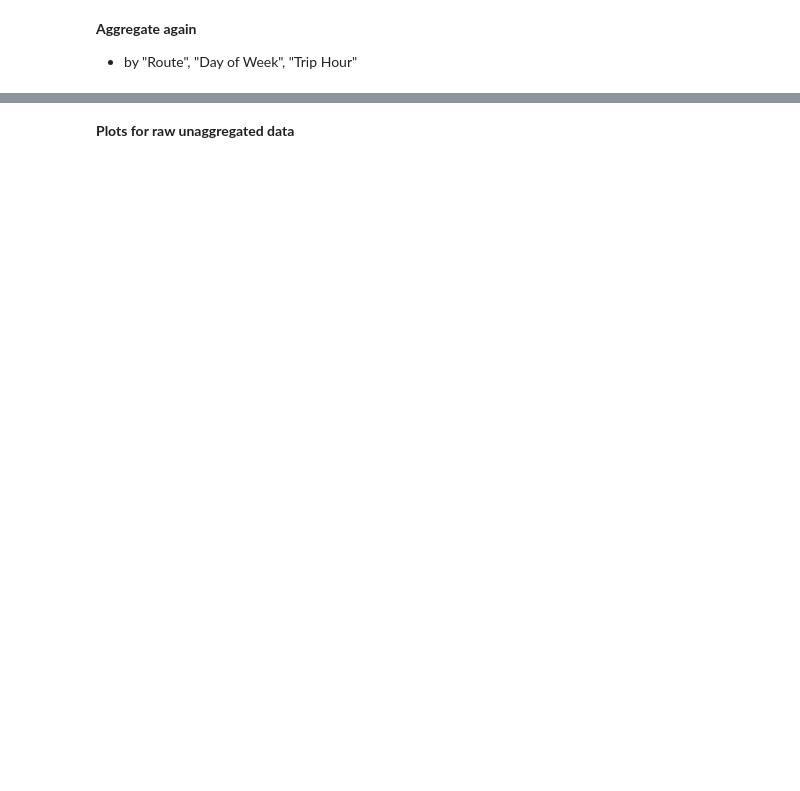
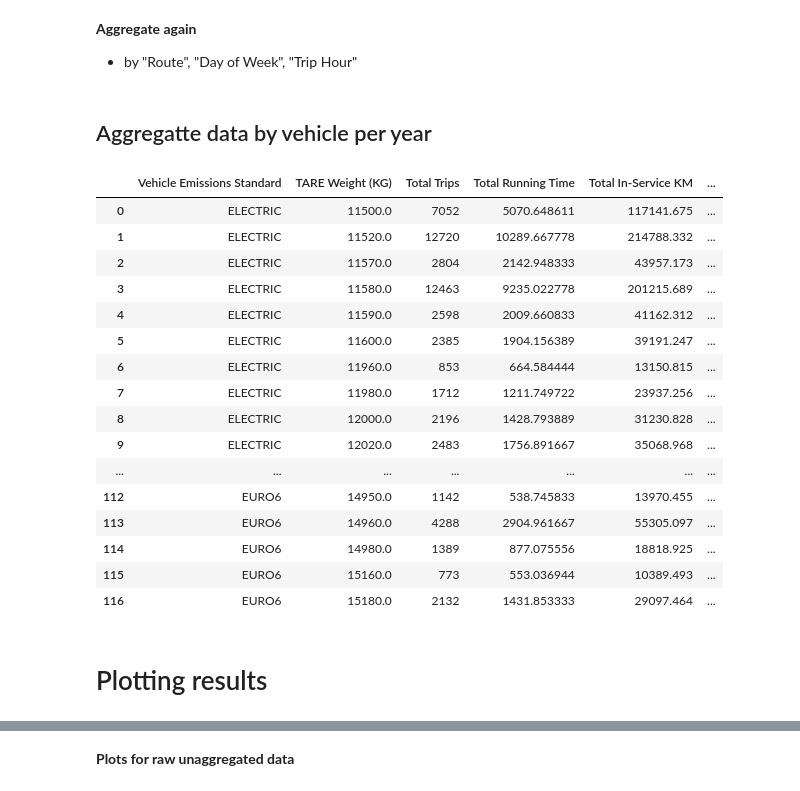
Before and after one commit to OxanaHart/Data351, a Jupyter notebook: Wellington Hourly Investigation/Wellington preprocessing copy.ipynb, the cells around one changed output, grey strips where cells are left out. Drawn from its saved outputs; the diff is of its cells as text; code cells hidden in the pictures; blank space fills up the shorter version.

```diff
--- a/Wellington Hourly Investigation/Wellington preprocessing copy.ipynb
+++ b/Wellington Hourly Investigation/Wellington preprocessing copy.ipynb
@@ -503,7 +503,9 @@ $$ CO_2 shadow \ cost = \frac{0.265\times Passenger km\times \$\ Middle \ price
 Please note that part of our data is from 2022, so technically we should be using 2022 price for that part:
 Should your analysis require shadow prices for years prior to 2023, email MBCM@nzta.govt.nz.
 # %%
+# calculate dollar value of emissions from bus trips
+# CO2emissions are in gramms, price is per tonne, so we divide by 10^3 to covnert
 #you can update shadow price here if you want to use it for a different year
 shadow_price2023 = 87
 
-wlgt2022_trips_merged['emissions savings'] = wlgt2022_trips_merged['Passenger km']*0.265*shadow_price2023/(1.3*1000)
+wlgt2022_trips_merged['emissions $value'] = wlgt2022_trips_merged['CO2emissions']*shadow_price2023/10**6
@@ -514,3 +512,5 @@ wlgt2022_trips_merged['emissions $value'] = wlgt2022_trips_merged['CO2emissions'
+# %%
+wlgt2022_trips_merged['emissions savings'] = wlgt2022_trips_merged['Passenger km']*0.265*shadow_price2023/(1.3*1000)-wlgt2022_trips_merged['emissions $value']
 # %%
 #output csv of all routes with emissions
 wlgt2022_trips_merged.to_csv("wlgt2022_CO2emissions.csv")
@@ -519,20 +519,24 @@ wlgt2022_trips_merged.to_csv("wlgt2022_CO2emissions.csv")
 
 by "Route", "Day of Week", "Start Minute (Sched)"
 # %%
+#first filter data for 22/23 financial year
+wlgt2022_trips_fy2223 = wlgt2022_trips_merged[(wlgt2022_trips_merged['Date'] >= '2022-07-01') &
+                                     (wlgt2022_trips_merged['Date'] < '2023-07-01')]
+
 # grouping data that is split by the hour
 
-wlgt2022_trips_merged['CO2emissions'] = pd.to_numeric(wlgt2022_trips_merged['CO2emissions'], errors='coerce')
+wlgt2022_trips_fy2223['CO2emissions'] = pd.to_numeric(wlgt2022_trips_fy2223['CO2emissions'], errors='coerce')
 
 # Group by "Route," "Day of Week," and "Start Minute" and aggregate using desired functions
 
-wlgt2022_trips_aggregated_by_route = wlgt2022_trips_merged.groupby(["Route", "Day of Week", "Start Minute (Sched)"]).agg({
+wlgt2022_trips_aggregated_by_route = wlgt2022_trips_fy2223.groupby(["Route", "Day of Week", "Start Minute (Sched)"]).agg({
     "Trip Number": "count",  # Count of trips
     "Actual Running Time": "mean",  # Mean of running times
     "Actual In-Service KM": "sum",  # Sum of scheduled in-service km
     "Passenger km": "sum",  # Sum of passenger km
     'Speed': "mean",
     'Average Occupancy': 'mean',
-    "CO2emissions": "sum",  # Calculate sum of CO2emissions
+    'CO2emissions': lambda x: x.sum() / 1000,  # Calculate sum of CO2emissions and divide by 1000 to convert to KG
     'emissions $value': "sum",
     'emissions savings': "sum"
 }).reset_index()
@@ -540,4 +544,4 @@ wlgt2022_trips_aggregated_by_route = wlgt2022_trips_merged.groupby(["Route", "Da
 # rename the columns for clarity
 wlgt2022_trips_aggregated_by_route.columns = ["Route", "Day of Week", "Start Minute (Sched)", "Trip Count", "Mean Running Time",
                          "Total Actual In-Service KM", "Total Passenger KM", "Mean Speed", "Mean Occupancy",
-                         "Total CO2 Emissions", "Total emissions $value", "Total emissions savings"]
+                         "Total CO2 Emissions, KG", "Total Emissions Value, $", "Total Emissions Savings, $"]
@@ -643,2 +656,4 @@ wlgt2022_trips_by_hour_aggregated = wlgt2022_trips_by_hour.groupby(["Route", "Da
 # %%
 wlgt2022_trips_by_hour_aggregated.to_csv("wlgt2022_trips_by_hour_aggregated.csv")
+# %% [markdown]
+## Aggregatte data by vehicle per year
@@ -645,3 +694,44 @@ wlgt2022_trips_by_hour_aggregated.to_csv("wlgt2022_trips_by_hour_aggregated.csv"
+# %%
+#aggregate data by bus size and Euro diesel standard
+wlgt_fy2223_emissions_by_EUROclass = wlgt_fy2223_emissions_by_vehicle.groupby(['Vehicle Emissions Standard',
+                                                                               'TARE Weight (KG)']).agg({
+    "Total Trips": "sum",  # Sum of numer of trips
+    "Total Running Time": lambda x: x.sum() / 3600,  # Sum of running times converted from seconds to hours
+    "Total In-Service KM": "sum",  # Sum of scheduled in-service km
+    "Total Passenger KM": "sum",  # Sum of passenger km
+    "Cancelled Trips Count": "sum",
+    'Average Speed': "mean",
+    'Average Occupancy': 'mean',
+    'Total CO2 Emissions, KG': 'sum',
+    'Total Emissions Value, $': "sum",
+    'Total Emissions Savings, $': "sum",
+    'Emissions per VKT': 'mean',
+}).reset_index()
+# %%
+pd.set_option('display.max_columns', None)
+pd.set_option('display.width', None)
+pd.set_option('display.max_rows', None)
+wlgt_fy2223_emissions_by_EUROclass
+# %% [output]
+|  | Vehicle Emissions Standard | TARE Weight (KG) | Total Trips | Total Running Time | Total In-Service KM | ... |
+| 0 | ELECTRIC | 11500.0 | 7052 | 5070.648611 | 117141.675 | ... |
+| 1 | ELECTRIC | 11520.0 | 12720 | 10289.667778 | 214788.332 | ... |
+| 2 | ELECTRIC | 11570.0 | 2804 | 2142.948333 | 43957.173 | ... |
+| 3 | ELECTRIC | 11580.0 | 12463 | 9235.022778 | 201215.689 | ... |
+| 4 | ELECTRIC | 11590.0 | 2598 | 2009.660833 | 41162.312 | ... |
+| 5 | ELECTRIC | 11600.0 | 2385 | 1904.156389 | 39191.247 | ... |
+| 6 | ELECTRIC | 11960.0 | 853 | 664.584444 | 13150.815 | ... |
+| 7 | ELECTRIC | 11980.0 | 1712 | 1211.749722 | 23937.256 | ... |
+| 8 | ELECTRIC | 12000.0 | 2196 | 1428.793889 | 31230.828 | ... |
+| 9 | ELECTRIC | 12020.0 | 2483 | 1756.891667 | 35068.968 | ... |
+| ... | ... | ... | ... | ... | ... | ... |
+| 112 | EURO6 | 14950.0 | 1142 | 538.745833 | 13970.455 | ... |
+| 113 | EURO6 | 14960.0 | 4288 | 2904.961667 | 55305.097 | ... |
+| 114 | EURO6 | 14980.0 | 1389 | 877.075556 | 18818.925 | ... |
+| 115 | EURO6 | 15160.0 | 773 | 553.036944 | 10389.493 | ... |
+| 116 | EURO6 | 15180.0 | 2132 | 1431.853333 | 29097.464 | ... |
+# %% [markdown]
+# Plotting results
 # %%
 import seaborn as sns
 # Create a heatmap to visualize the data
```
Also changed, not shown: parts of 19 cells of this notebook, 2 other files.
